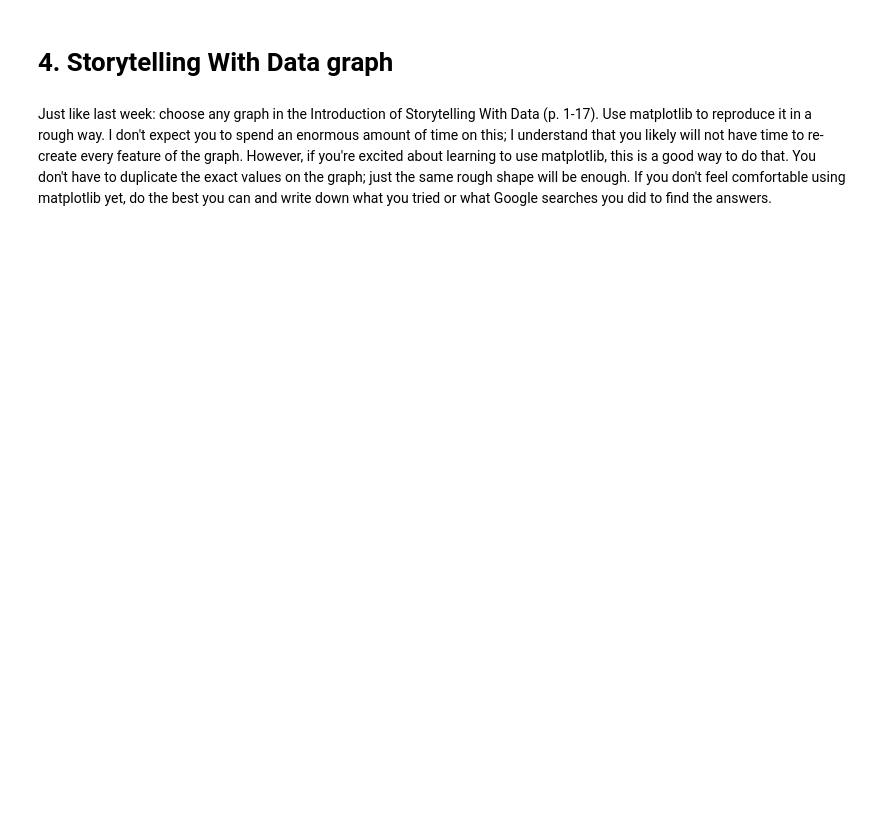
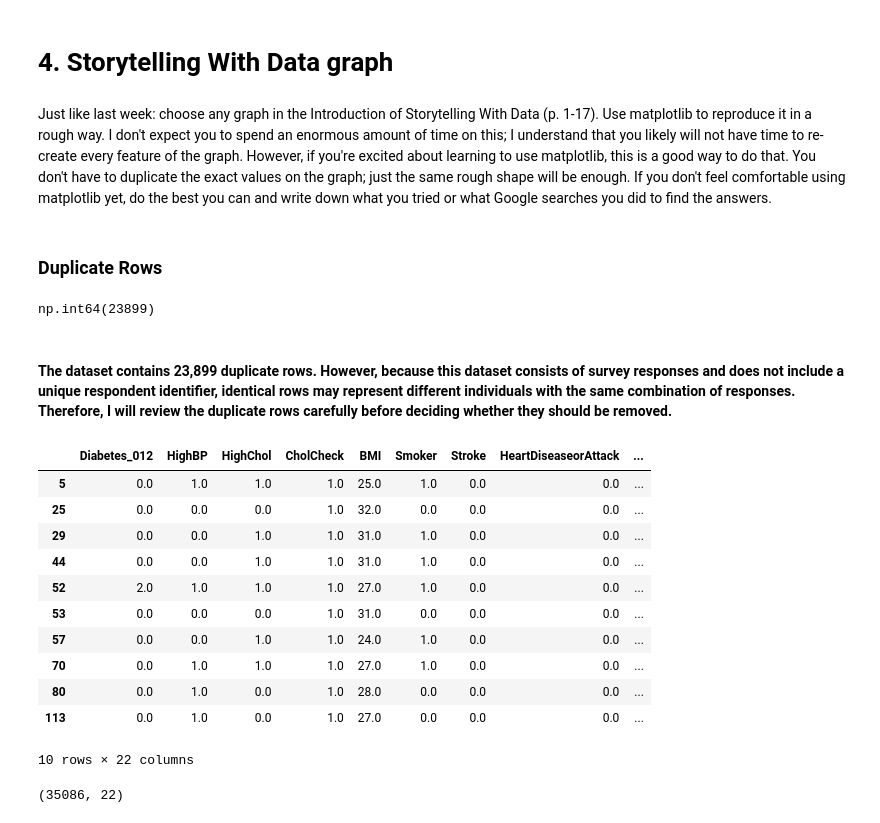
Before and after one commit to SOMLAW2/AI-for-Leaders-Module-B, a Jupyter notebook: Week2/OMDS-ModB2-Week2-Lawrence-Chisom.ipynb, the cells around one changed output. Saved outputs shown, nothing was run; the diff lists cells and outputs as text; code cells hidden in the pictures; blank space fills up the shorter version.

```diff
--- a/Week2/OMDS-ModB2-Week2-Lawrence-Chisom.ipynb
+++ b/Week2/OMDS-ModB2-Week2-Lawrence-Chisom.ipynb
@@ -12,3 +19,7 @@ The Storytelling With Data book mentions planning on a "Who, What, and How" for
 import pandas as pd
 import numpy as np
 from datetime import datetime, timedelta
+
+df = pd.read_csv("data/diabetes_012_health_indicators_BRFSS2015.csv")
+
+df.head()
@@ -44,3 +101,32 @@ This week, you will do the same types of exercises as last week, but you should
 # 4. Storytelling With Data graph
 # %% [markdown]
 Just like last week: choose any graph in the Introduction of Storytelling With Data (p. 1-17). Use matplotlib to reproduce it in a rough way. I don't expect you to spend an enormous amount of time on this; I understand that you likely will not have time to re-create every feature of the graph. However, if you're excited about learning to use matplotlib, this is a good way to do that. You don't have to duplicate the exact values on the graph; just the same rough shape will be enough.  If you don't feel comfortable using matplotlib yet, do the best you can and write down what you tried or what Google searches you did to find the answers.
+# %% [markdown]
+### Duplicate Rows
+# %%
+df.duplicated().sum()
+# %% [output]
+np.int64(23899)
+# %% [markdown]
+#### The dataset contains 23,899 duplicate rows. However, because this dataset consists of survey responses and does not include a unique respondent identifier, identical rows may represent different individuals with the same combination of responses. Therefore, I will review the duplicate rows carefully before deciding whether they should be removed.
+# %%
+duplicates = df[df.duplicated(keep=False)]
+
+duplicates.head(10)
+# %% [output]
+|  | Diabetes_012 | HighBP | HighChol | CholCheck | BMI | Smoker | Stroke | HeartDiseaseorAttack | ... |
+| 5 | 0.0 | 1.0 | 1.0 | 1.0 | 25.0 | 1.0 | 0.0 | 0.0 | ... |
+| 25 | 0.0 | 0.0 | 0.0 | 1.0 | 32.0 | 0.0 | 0.0 | 0.0 | ... |
+| 29 | 0.0 | 0.0 | 1.0 | 1.0 | 31.0 | 1.0 | 0.0 | 0.0 | ... |
+| 44 | 0.0 | 0.0 | 1.0 | 1.0 | 31.0 | 1.0 | 0.0 | 0.0 | ... |
+| 52 | 2.0 | 1.0 | 1.0 | 1.0 | 27.0 | 1.0 | 0.0 | 0.0 | ... |
+| 53 | 0.0 | 0.0 | 0.0 | 1.0 | 31.0 | 0.0 | 0.0 | 0.0 | ... |
+| 57 | 0.0 | 0.0 | 1.0 | 1.0 | 24.0 | 1.0 | 0.0 | 0.0 | ... |
+| 70 | 0.0 | 1.0 | 1.0 | 1.0 | 27.0 | 1.0 | 0.0 | 0.0 | ... |
+| 80 | 0.0 | 1.0 | 0.0 | 1.0 | 28.0 | 0.0 | 0.0 | 0.0 | ... |
+| 113 | 0.0 | 1.0 | 0.0 | 1.0 | 27.0 | 0.0 | 0.0 | 0.0 | ... |
+10 rows × 22 columns
+# %%
+duplicates.shape
+# %% [output]
+(35086, 22)
```
Also changed, not shown: parts of 29 cells of this notebook, 2 other files.
